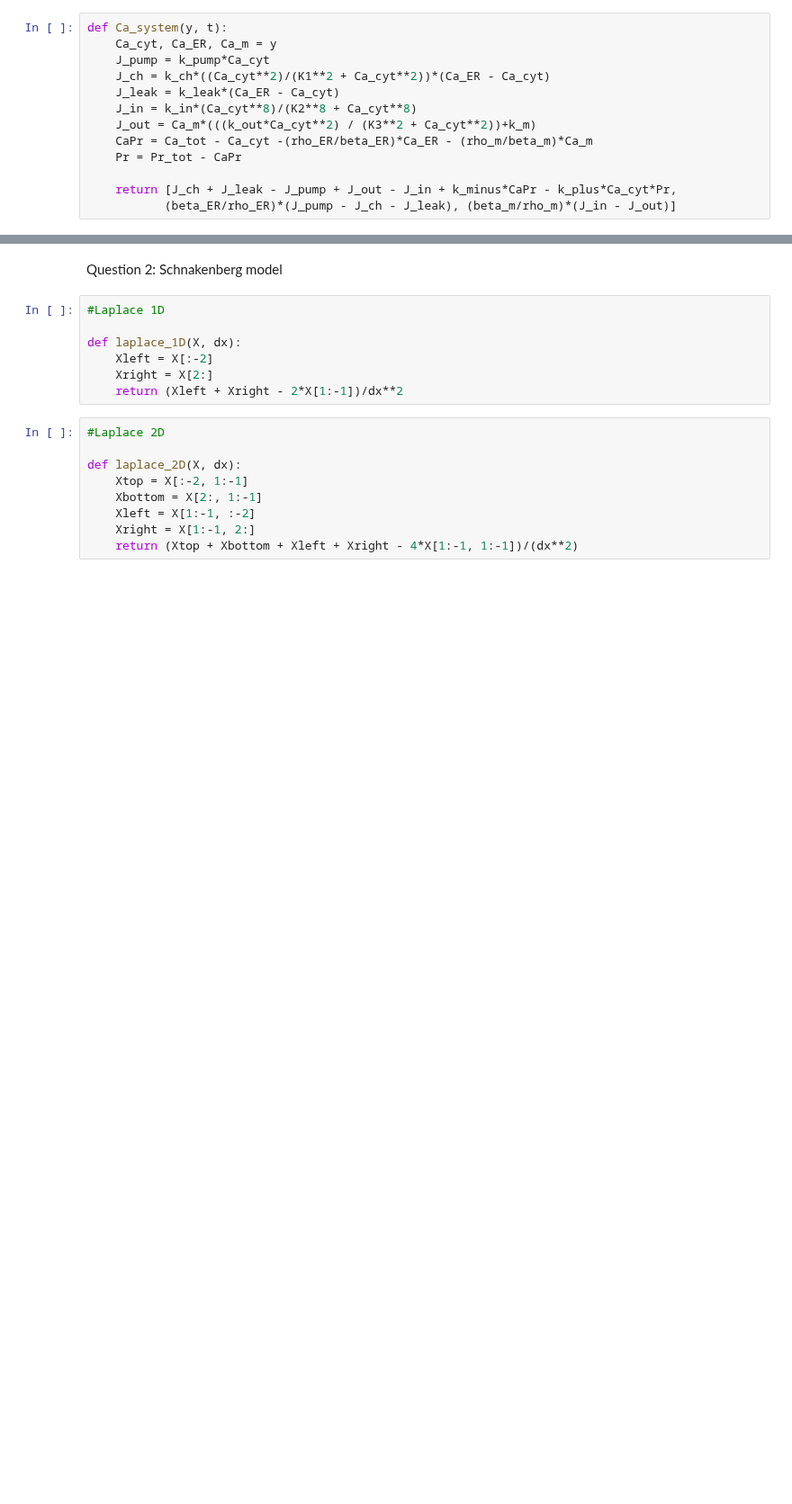
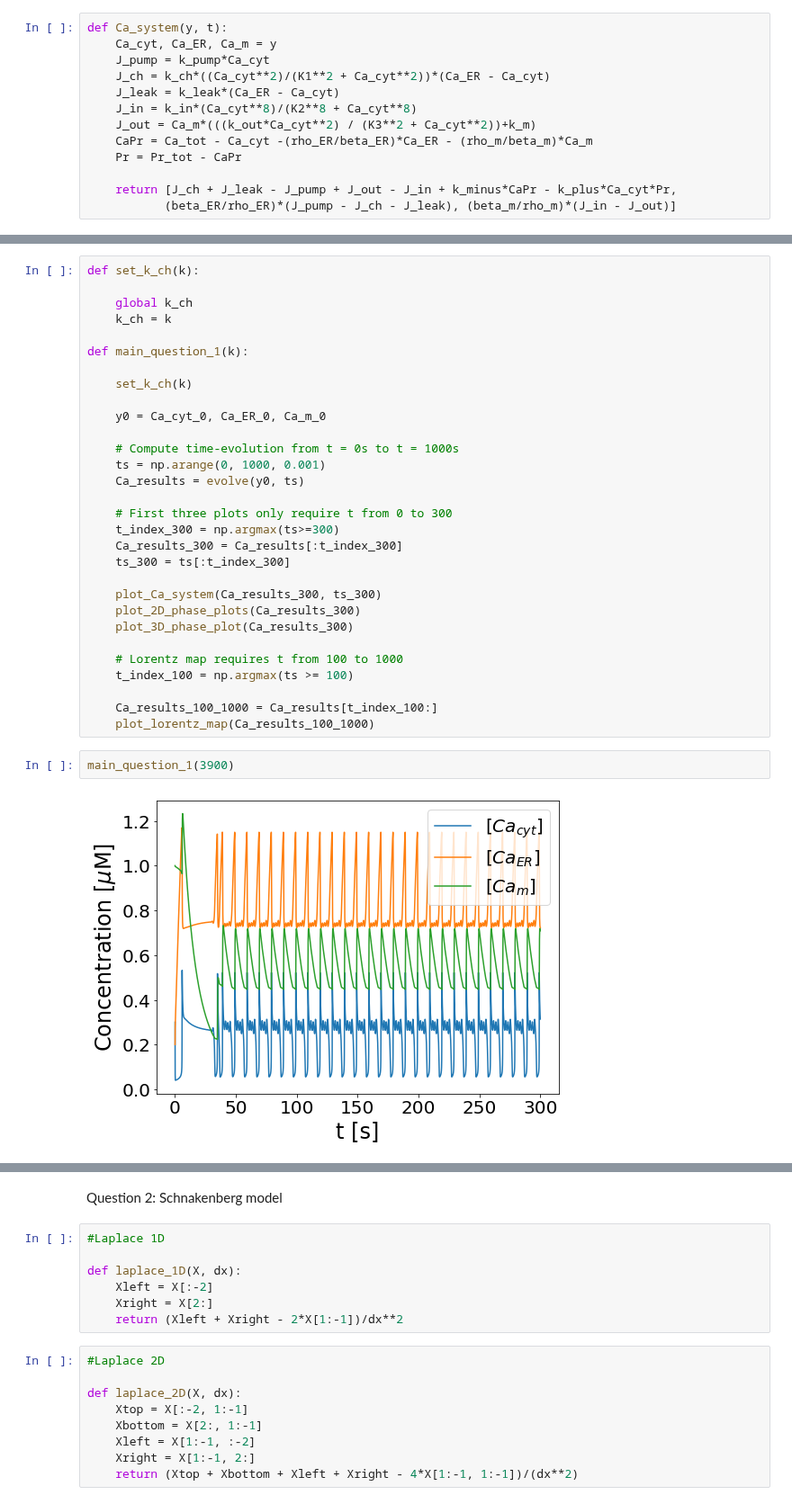
Before and after one commit to Nickvs99/ComputationalBiology, a Jupyter notebook: Set3/Assignment3.ipynb, the cells around one changed output, grey strips where cells are left out. Shown at 90% size. Saved outputs shown, nothing was run; the diff lists cells and outputs as text; blank space fills up the shorter version.

Commit message:
Added notebook for question1 into main notebook

```diff
--- a/Set3/Assignment3.ipynb
+++ b/Set3/Assignment3.ipynb
@@ -48,0 +137,34 @@ def Ca_system(y, t):
+# %%
+def set_k_ch(k):
+
+    global k_ch
+    k_ch = k
+
+def main_question_1(k):
+
+    set_k_ch(k)
+
+    y0 = Ca_cyt_0, Ca_ER_0, Ca_m_0
+
+    # Compute time-evolution from t = 0s to t = 1000s
+    ts = np.arange(0, 1000, 0.001)
+    Ca_results = evolve(y0, ts)
+
+    # First three plots only require t from 0 to 300
+    t_index_300 = np.argmax(ts>=300)
+    Ca_results_300 = Ca_results[:t_index_300]
+    ts_300 = ts[:t_index_300]
+
+    plot_Ca_system(Ca_results_300, ts_300)
+    plot_2D_phase_plots(Ca_results_300)
+    plot_3D_phase_plot(Ca_results_300)
+
+    # Lorentz map requires t from 100 to 1000
+    t_index_100 = np.argmax(ts >= 100)
+
+    Ca_results_100_1000 = Ca_results[t_index_100:]
+    plot_lorentz_map(Ca_results_100_1000)
+# %%
+main_question_1(3900)
+# %% [output]
+[figure, added]
```
Also changed, not shown: parts of 8 cells of this notebook.
